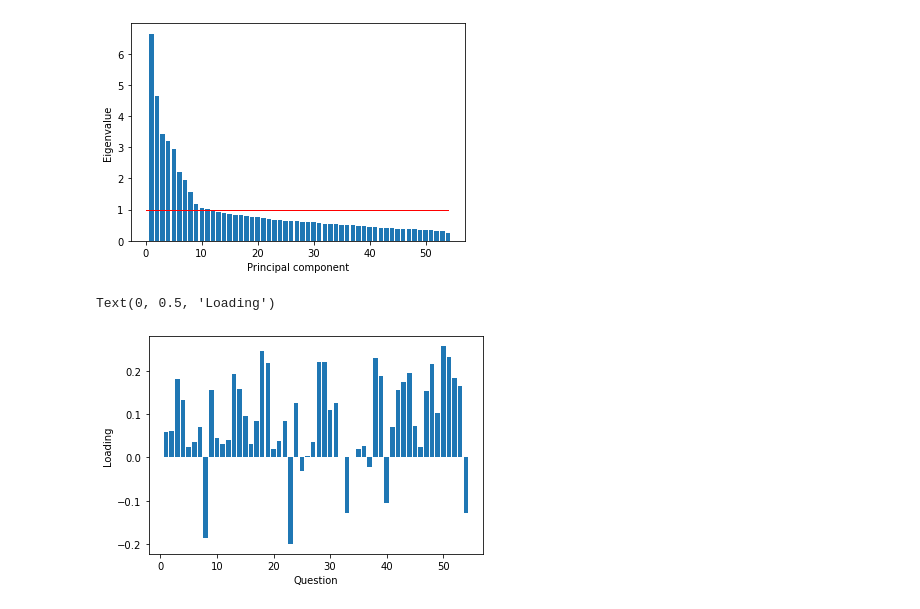
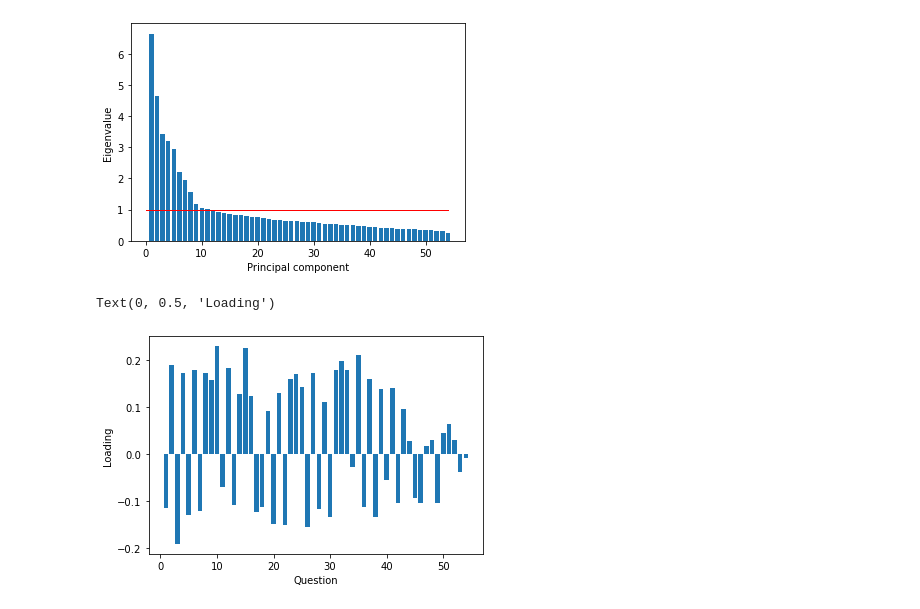
Before and after one commit to yjlee0905/Intro-to-Data-Science, a Jupyter notebook: Project3/Project3.ipynb, the cells around one changed output. Saved outputs shown, nothing was run; the diff lists cells and outputs as text; code cells hidden in the pictures.

```diff
--- a/Project3/Project3.ipynb
+++ b/Project3/Project3.ipynb
@@ -70,16 +47,17 @@ plt.plot([0,numClasses],[1,1],color='red',linewidth=1) # Kaiser criterion line
 [<matplotlib.lines.Line2D at 0x...>]
 [figure]
 # %%
-whichPrincipalComponent = 1 # Try a few possibilities (at least 1,2,3 - or 0,1,2 that is - indexing from 0)
+# 1-b.
+whichPrincipalComponent = 0 # Try a few possibilities (at least 1,2,3 - or 0,1,2 that is - indexing from 0)
 
 # 1: The first one accounts for almost everything, so it will probably point
 # in all directions at once
 # 2: Challenging/informative - how much information?
 # 3: Organization/clarity: Pointing to 6 and 5, and away from 16 - structure?
 
 plt.bar(np.linspace(1,54,54),loadings[whichPrincipalComponent,:]*-1)
 plt.xlabel('Question')
 plt.ylabel('Loading')
 # %% [output]
 Text(0, 0.5, 'Loading')
-[figure, old version]
+[figure, new version]
```
Also changed, not shown: parts of 14 cells of this notebook.
